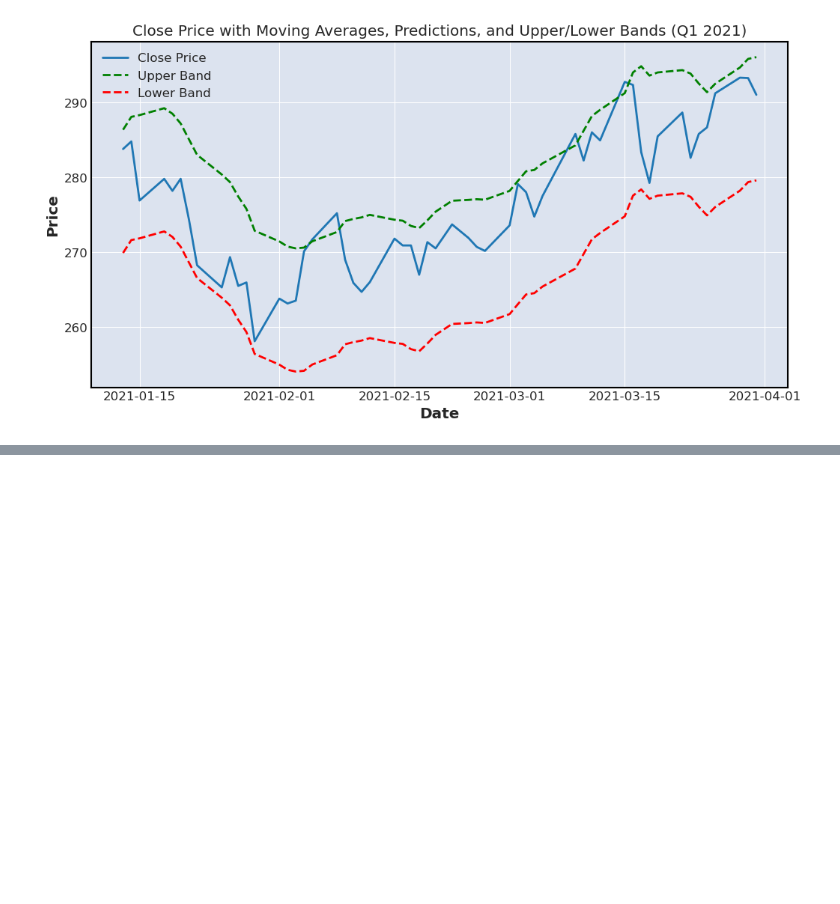
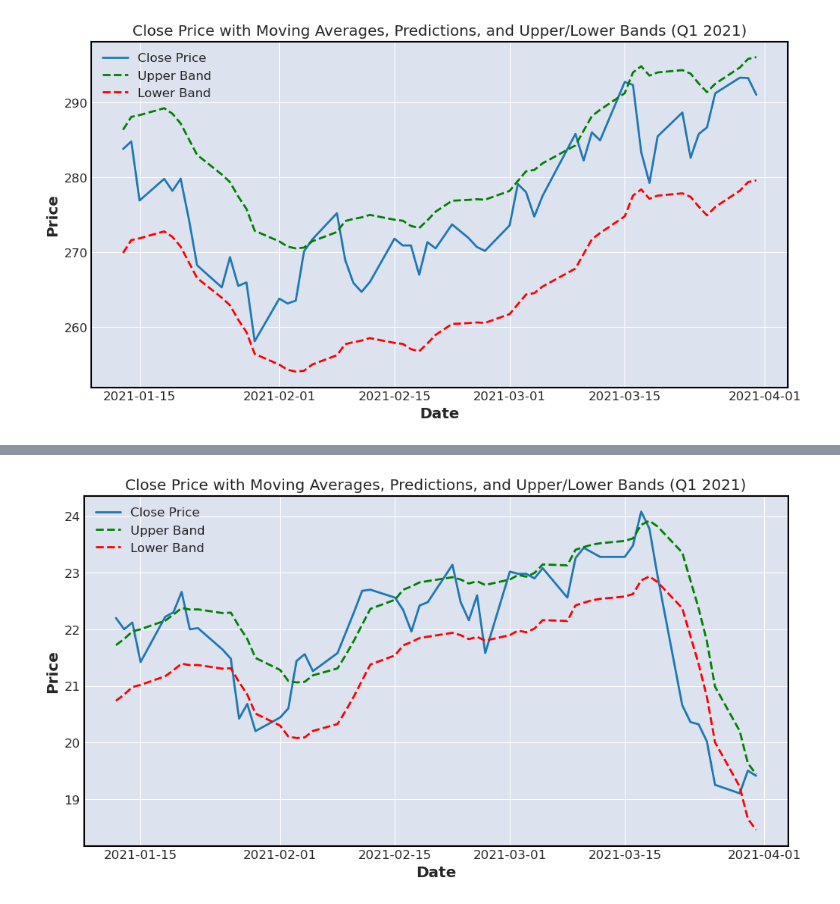
Before and after one commit to saadAwd/Kaggle, a Jupyter notebook: notebookb8108ecaba.ipynb, the cells around one changed output, grey strips where cells are left out. Drawn from its saved outputs; the diff is of its cells as text; code cells hidden in the pictures; blank space fills up the shorter version.

```diff
--- a/notebookb8108ecaba.ipynb
+++ b/notebookb8108ecaba.ipynb
@@ -403,0 +614,19 @@ fig.show(renderer='iframe')
+# %%
+
+    # Calculate upper and lower bands based on the predictions
+    rstd = q1_predictions.std()  # Calculating the residual standard deviation
+    upper_band = q1_predictions + (.5 * rstd)
+    lower_band = q1_predictions - (.5 * rstd)
+
+    # Plot close prices with upper and lower bands
+    plt.figure(figsize=(12, 6))
+    plt.plot(q1_data.index, q1_data['Close'], label='Close Price')
+    plt.plot(q1_data.index, upper_band, label='Upper Band', linestyle='--', color='g')
+    plt.plot(q1_data.index, lower_band, label='Lower Band', linestyle='--', color='r')
+    plt.xlabel('Date')
+    plt.ylabel('Price')
+    plt.title('Close Price with Moving Averages, Predictions, and Upper/Lower Bands (Q1 2021)')
+    plt.legend()
+    plt.show()
+# %% [output]
+[figure, added]
```
Also changed, not shown: parts of 23 cells of this notebook.
